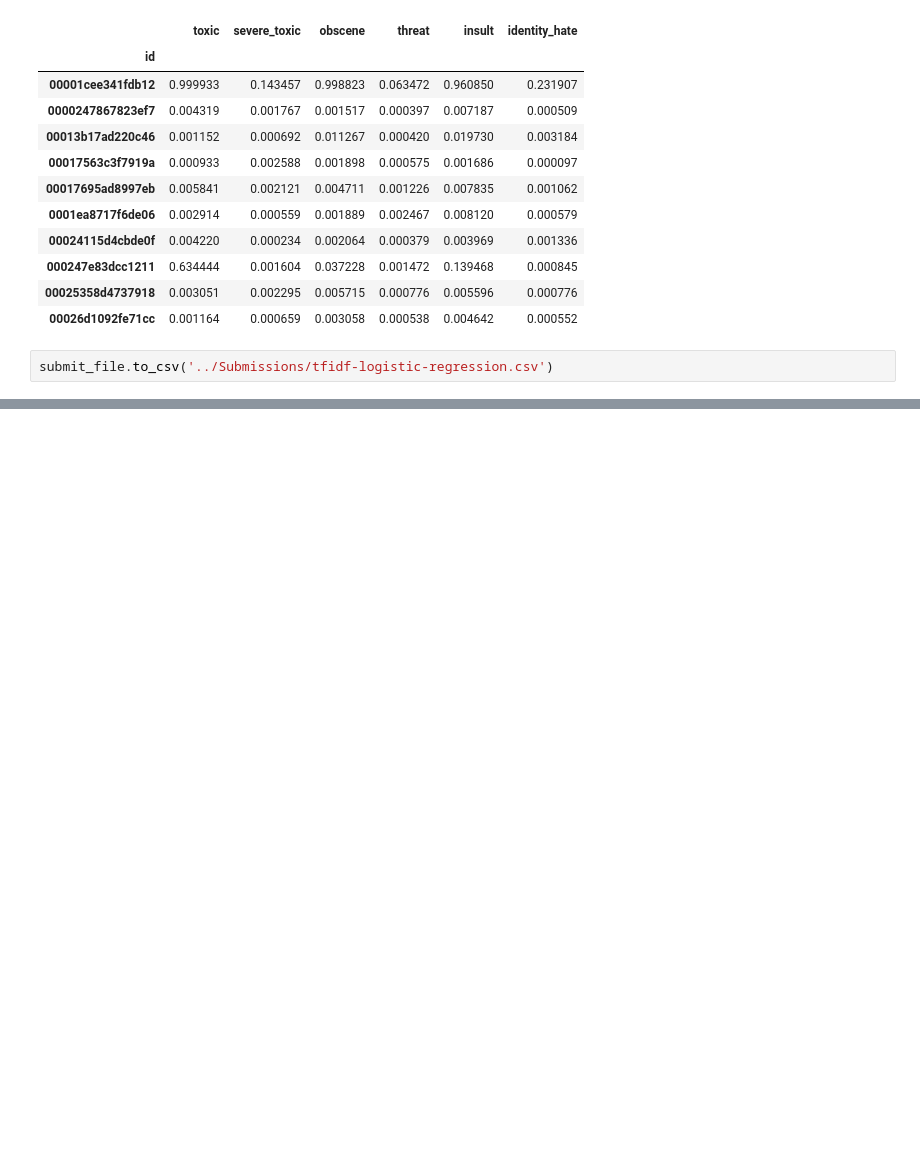
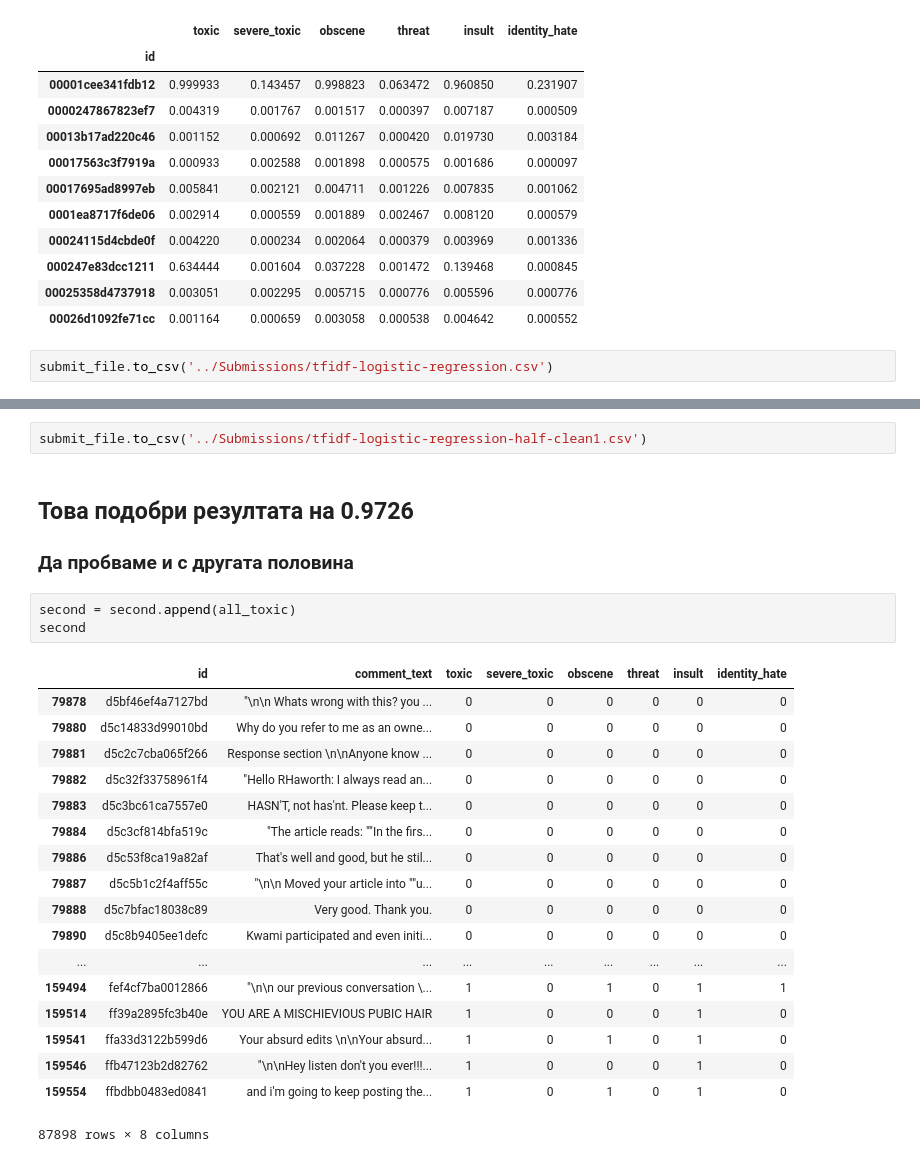
Before and after one commit to VladimirAnaniev/Toxic-Comments-Classification, a Jupyter notebook: Notebooks/TFIDF + Logistic Regression.ipynb, the cells around one changed output, grey strips where cells are left out. Drawn from its saved outputs; the diff is of its cells as text; blank space fills up the shorter version.

```diff
--- a/Notebooks/TFIDF + Logistic Regression.ipynb
+++ b/Notebooks/TFIDF + Logistic Regression.ipynb
@@ -237,0 +344,27 @@ submit_file.to_csv('../Submissions/tfidf-logistic-regression.csv')
+# %%
+submit_file.to_csv('../Submissions/tfidf-logistic-regression-half-clean1.csv')
+# %% [markdown]
+## Това подобри резултата на 0.9726
+### Да пробваме и с другата половина
+# %%
+second = second.append(all_toxic)
+second
+# %% [output]
+|  | id | comment_text | toxic | severe_toxic | obscene | threat | insult | identity_hate |
+| 79878 | d5bf46ef4a7127bd | "\n\n Whats wrong with this? you ... | 0 | 0 | 0 | 0 | 0 | 0 |
+| 79880 | d5c14833d99010bd | Why do you refer to me as an owne... | 0 | 0 | 0 | 0 | 0 | 0 |
+| 79881 | d5c2c7cba065f266 | Response section \n\nAnyone know ... | 0 | 0 | 0 | 0 | 0 | 0 |
+| 79882 | d5c32f33758961f4 | "Hello RHaworth: I always read an... | 0 | 0 | 0 | 0 | 0 | 0 |
+| 79883 | d5c3bc61ca7557e0 | HASN'T, not has'nt. Please keep t... | 0 | 0 | 0 | 0 | 0 | 0 |
+| 79884 | d5c3cf814bfa519c | "The article reads: ""In the firs... | 0 | 0 | 0 | 0 | 0 | 0 |
+| 79886 | d5c53f8ca19a82af | That's well and good, but he stil... | 0 | 0 | 0 | 0 | 0 | 0 |
+| 79887 | d5c5b1c2f4aff55c | "\n\n Moved your article into ""u... | 0 | 0 | 0 | 0 | 0 | 0 |
+| 79888 | d5c7bfac18038c89 | Very good. Thank you. | 0 | 0 | 0 | 0 | 0 | 0 |
+| 79890 | d5c8b9405ee1defc | Kwami participated and even initi... | 0 | 0 | 0 | 0 | 0 | 0 |
+| ... | ... | ... | ... | ... | ... | ... | ... | ... |
+| 159494 | fef4cf7ba0012866 | "\n\n our previous conversation \... | 1 | 0 | 1 | 0 | 1 | 1 |
+| 159514 | ff39a2895fc3b40e | YOU ARE A MISCHIEVIOUS PUBIC HAIR | 1 | 0 | 0 | 0 | 1 | 0 |
+| 159541 | ffa33d3122b599d6 | Your absurd edits \n\nYour absurd... | 1 | 0 | 1 | 0 | 1 | 0 |
+| 159546 | ffb47123b2d82762 | "\n\nHey listen don't you ever!!!... | 1 | 0 | 0 | 0 | 1 | 0 |
+| 159554 | ffbdbb0483ed0841 | and i'm going to keep posting the... | 1 | 0 | 1 | 0 | 1 | 0 |
+87898 rows × 8 columns
```
Also changed, not shown: parts of 16 cells of this notebook, 3 other files.
